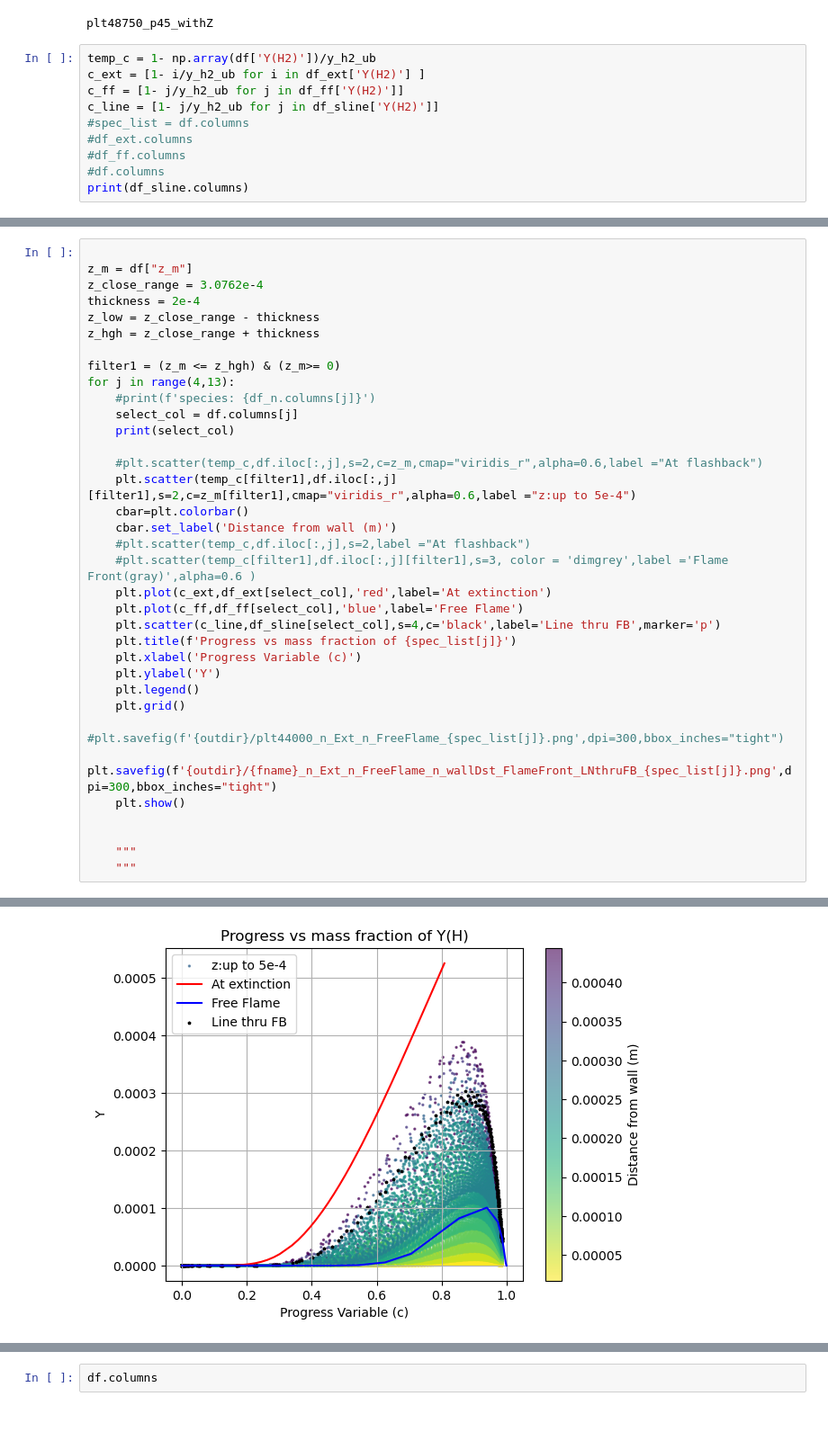
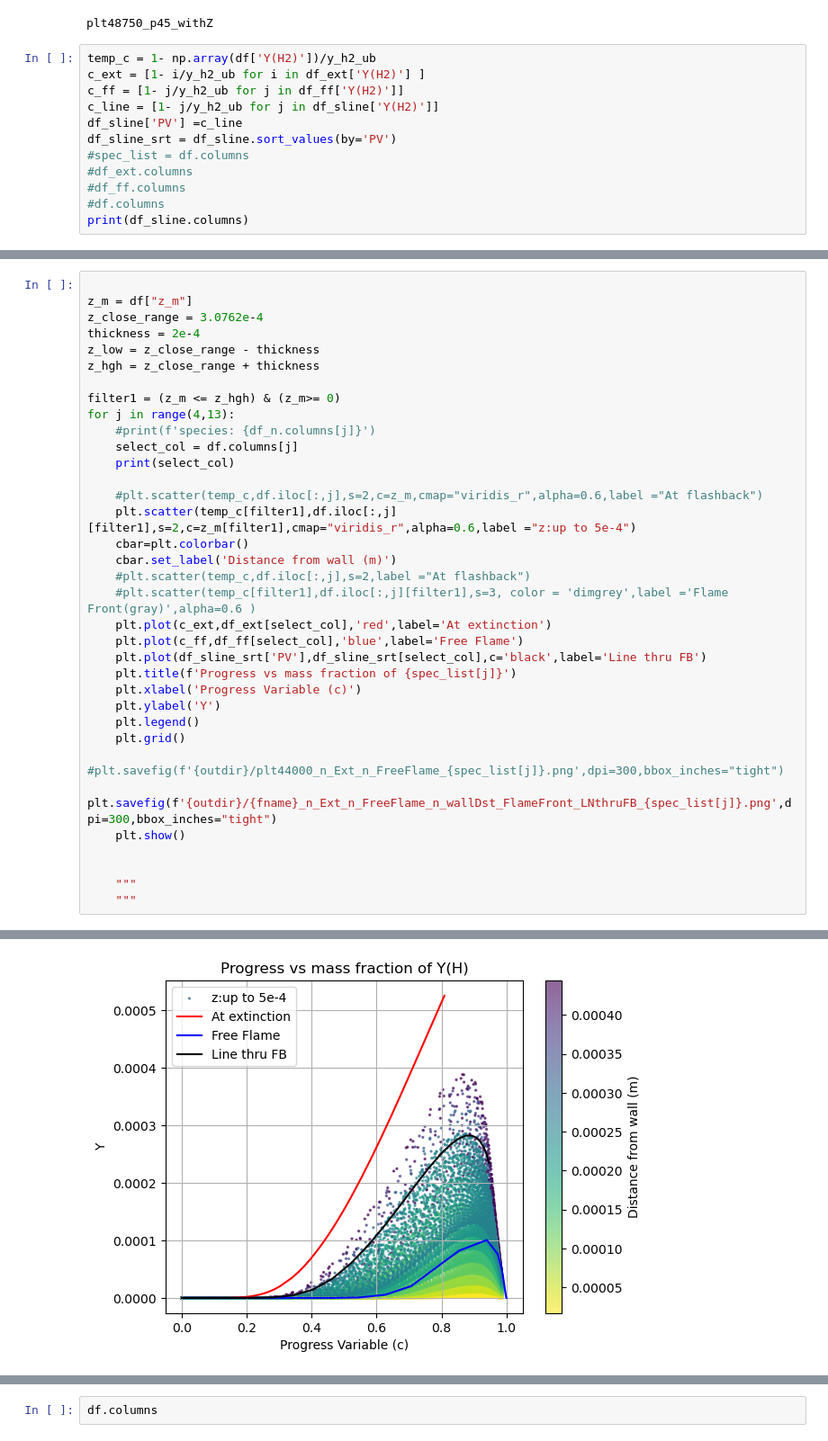
Before and after one commit to potatoslc/analysis_code, a Jupyter notebook: flame_comp (1).ipynb, the cells around one changed output, grey strips where cells are left out. Shown at 90% size. Cells and saved outputs as stored; diff of their text form.

```diff
--- a/flame_comp (1).ipynb
+++ b/flame_comp (1).ipynb
@@ -31,6 +31,8 @@ temp_c = 1- np.array(df['Y(H2)'])/y_h2_ub
 c_ext = [1- i/y_h2_ub for i in df_ext['Y(H2)'] ]
 c_ff = [1- j/y_h2_ub for j in df_ff['Y(H2)']]
 c_line = [1- j/y_h2_ub for j in df_sline['Y(H2)']]
+df_sline['PV'] =c_line
+df_sline_srt = df_sline.sort_values(by='PV')
 #spec_list = df.columns
 #df_ext.columns
 #df_ff.columns
@@ -69,33 +51,33 @@ z_low = z_close_range - thickness
 z_hgh = z_close_range + thickness
 
 filter1 = (z_m <= z_hgh) & (z_m>= 0)
 for j in range(4,13):
     #print(f'species: {df_n.columns[j]}')
     select_col = df.columns[j]
     print(select_col)
 
     #plt.scatter(temp_c,df.iloc[:,j],s=2,c=z_m,cmap="viridis_r",alpha=0.6,label ="At flashback")
     plt.scatter(temp_c[filter1],df.iloc[:,j][filter1],s=2,c=z_m[filter1],cmap="viridis_r",alpha=0.6,label ="z:up to 5e-4")
     cbar=plt.colorbar()
     cbar.set_label('Distance from wall (m)')
     #plt.scatter(temp_c,df.iloc[:,j],s=2,label ="At flashback")
     #plt.scatter(temp_c[filter1],df.iloc[:,j][filter1],s=3, color = 'dimgrey',label ='Flame Front(gray)',alpha=0.6 )
     plt.plot(c_ext,df_ext[select_col],'red',label='At extinction')
     plt.plot(c_ff,df_ff[select_col],'blue',label='Free Flame')
-    plt.scatter(c_line,df_sline[select_col],s=4,c='black',label='Line thru FB',marker='p')
+    plt.plot(df_sline_srt['PV'],df_sline_srt[select_col],c='black',label='Line thru FB')
     plt.title(f'Progress vs mass fraction of {spec_list[j]}')
     plt.xlabel('Progress Variable (c)')
     plt.ylabel('Y')
     plt.legend()
     plt.grid()
     #plt.savefig(f'{outdir}/plt44000_n_Ext_n_FreeFlame_{spec_list[j]}.png',dpi=300,bbox_inches="tight")
     plt.savefig(f'{outdir}/{fname}_n_Ext_n_FreeFlame_n_wallDst_FlameFront_LNthruFB_{spec_list[j]}.png',dpi=300,bbox_inches="tight")
     plt.show()
 
 
     """
     """
 # %% [output]
 Y(H)
-[figure, old version]
+[figure, new version]
 Y(H2)
```
Also changed, not shown: parts of 5 cells of this notebook.
